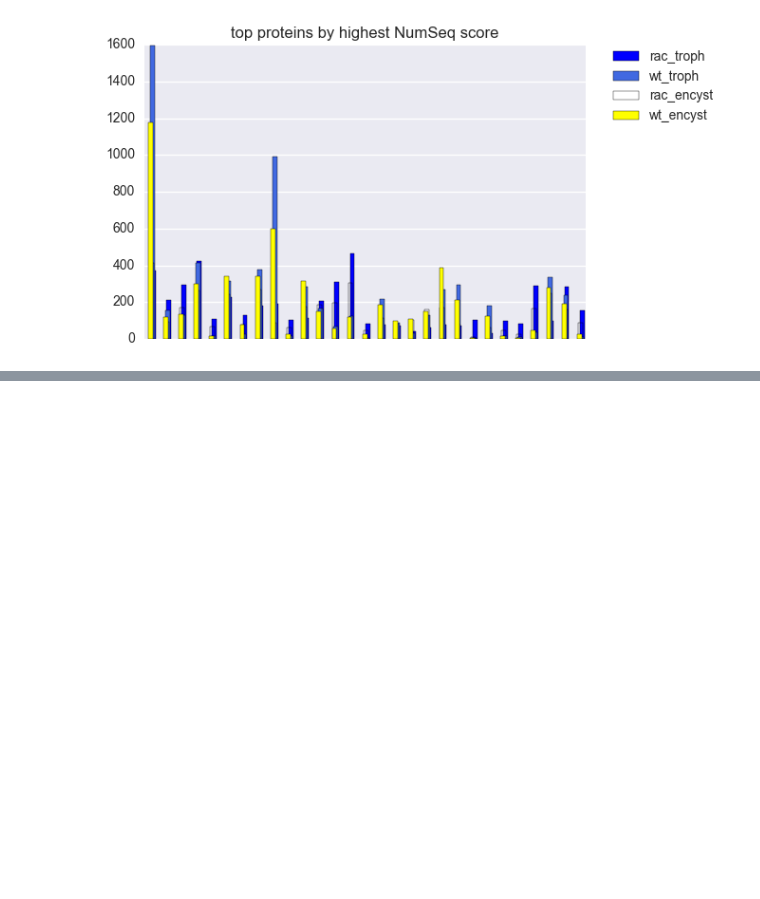
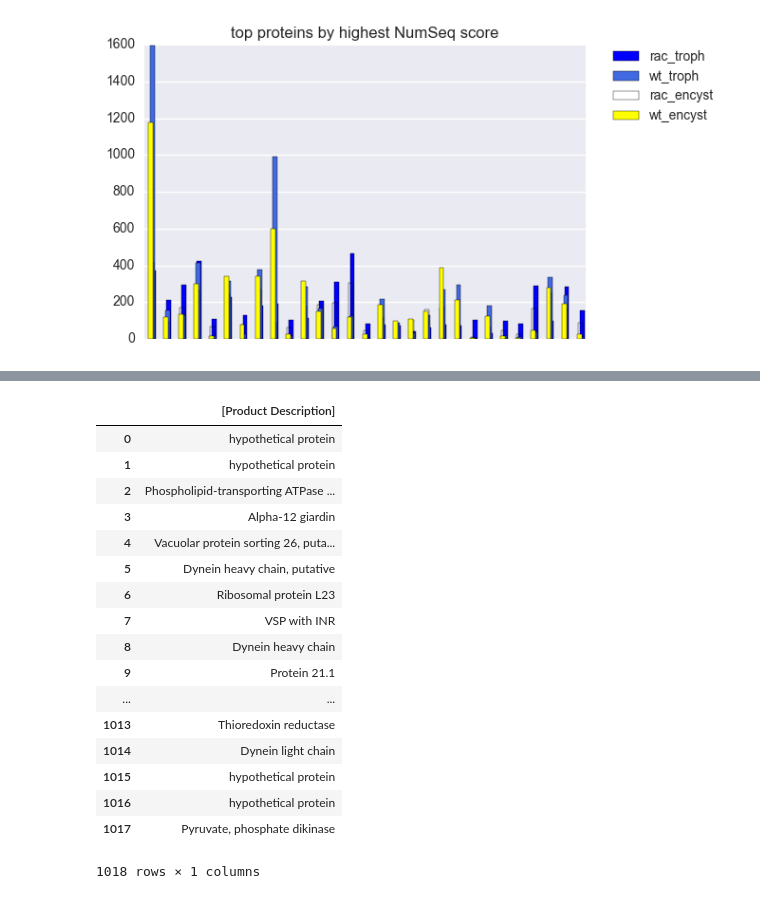
Before and after one commit to atpased/Giardia-encystation-Rac-interactors-, a Jupyter notebook: Giardia.ipynb, the cells around one changed output, grey strips where cells are left out. Saved outputs shown, nothing was run; the diff lists cells and outputs as text; code cells hidden in the pictures; blank space fills up the shorter version.

```diff
--- a/Giardia.ipynb
+++ b/Giardia.ipynb
@@ -134,3 +138,29 @@ protein_data = pd.read_csv('GeneByLocusTag_Summary.txt', sep = '\t')
+# %%
+# Attempt to filter the proteins found by protein's functions.
+# Goal: To create a pie chart counting the frequency of each function.
+
+protein_data = pd.read_csv('GeneByLocusTag_Summary.txt', sep = '\t')
+product = protein_data.iloc[:, [4]]
+product
+# %% [output]
+|  | [Product Description] |
+| 0 | hypothetical protein |
+| 1 | hypothetical protein |
+| 2 | Phospholipid-transporting ATPase ... |
+| 3 | Alpha-12 giardin |
+| 4 | Vacuolar protein sorting 26, puta... |
+| 5 | Dynein heavy chain, putative |
+| 6 | Ribosomal protein L23 |
+| 7 | VSP with INR |
+| 8 | Dynein heavy chain |
+| 9 | Protein 21.1 |
+| ... | ... |
+| 1013 | Thioredoxin reductase |
+| 1014 | Dynein light chain |
+| 1015 | hypothetical protein |
+| 1016 | hypothetical protein |
+| 1017 | Pyruvate, phosphate dikinase |
+1018 rows × 1 columns
 # %%
 troph_no_wt_full = troph_prot_by_dif[(troph_prot_by_dif.rac_troph > 0) & (troph_prot_by_dif.wt_troph == 0)]
 encyst_no_wt_full = encyst_prot_by_dif[(encyst_prot_by_dif.rac_encyst > 0) & (encyst_prot_by_dif.wt_encyst == 0)]
```
Also changed, not shown: parts of 8 cells of this notebook, 3 other files.
